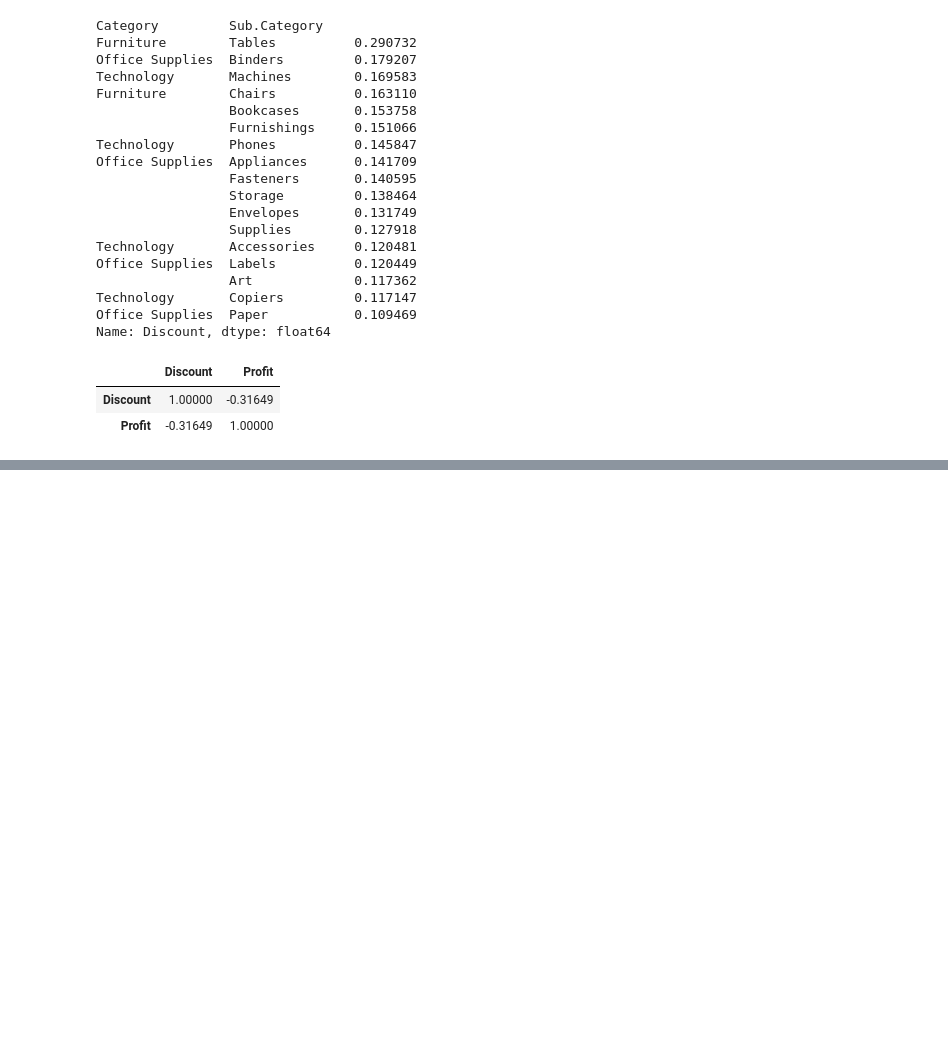
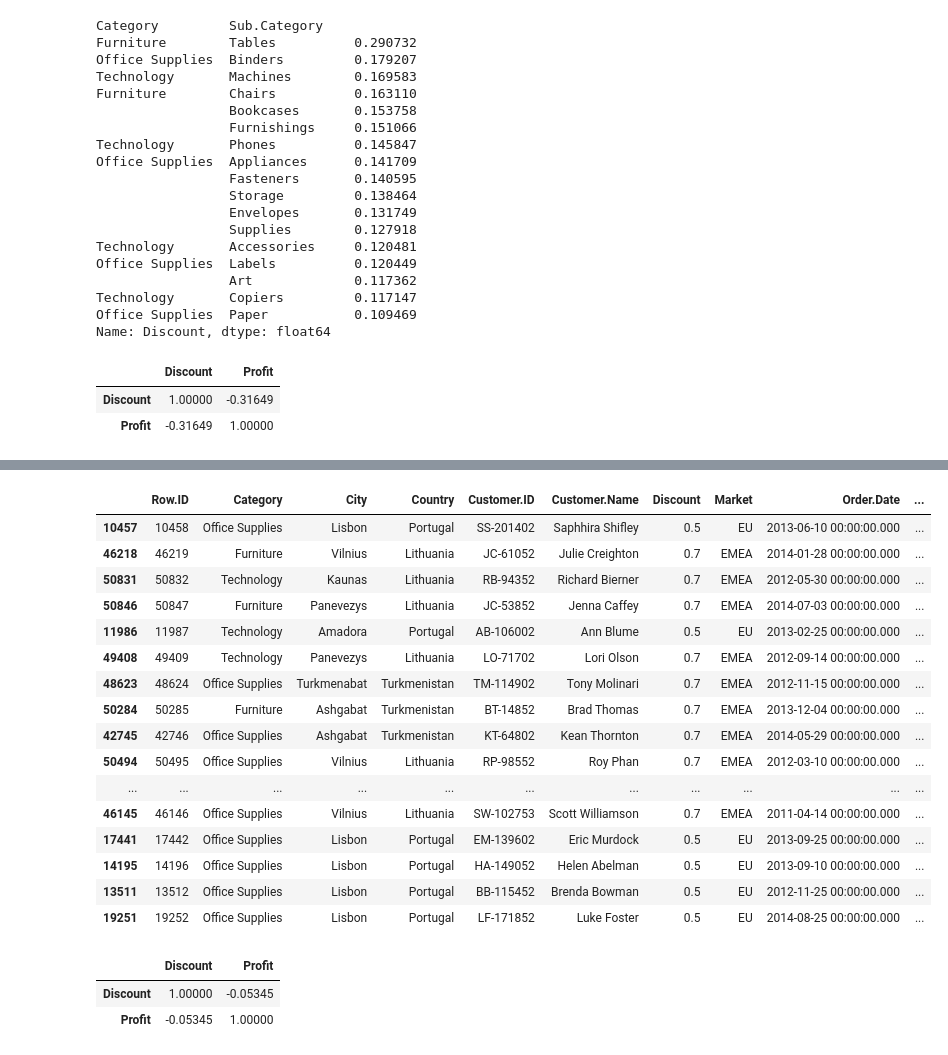
Before and after one commit to Nurikosso/Data_Analysis, a Jupyter notebook: NoteBooks/02_analysing.ipynb, the cells around one changed output, grey strips where cells are left out. Drawn from its saved outputs; the diff is of its cells as text; code cells hidden in the pictures; blank space fills up the shorter version.

```diff
--- a/NoteBooks/02_analysing.ipynb
+++ b/NoteBooks/02_analysing.ipynb
@@ -10,6 +12,7 @@ import pandas as pd
 # В данном коде указываю, что необходимо показать мне все столбцы
 
 pd.set_option('display.max_columns', None)
+pd.set_option('Display.max_rows', 1000)
 # %%
 df = pd.read_csv(r"C:\Users\nurik\Desktop\курс Python\Global Superstore Data\Data_Analysis\NoteBooks\Cleaned_data.csv")
 df
@@ -211,0 +346,35 @@ corr
+# %%
+# При более детальном изучении тройки худших стран по прибыльности видно, что
+# дело может быть в скидках, которые они получают при покупках
+
+filt_lit = df[df['Country'].isin(['Lithuania', 'Turkmenistan', 'Portugal'])]
+filt_lit.sort_values(by='Profit', ascending=True)
+# %% [output]
+|  | Row.ID | Category | City | Country | Customer.ID | Customer.Name | Discount | Market | Order.Date | ... |
+| 10457 | 10458 | Office Supplies | Lisbon | Portugal | SS-201402 | Saphhira Shifley | 0.5 | EU | 2013-06-10 00:00:00.000 | ... |
+| 46218 | 46219 | Furniture | Vilnius | Lithuania | JC-61052 | Julie Creighton | 0.7 | EMEA | 2014-01-28 00:00:00.000 | ... |
+| 50831 | 50832 | Technology | Kaunas | Lithuania | RB-94352 | Richard Bierner | 0.7 | EMEA | 2012-05-30 00:00:00.000 | ... |
+| 50846 | 50847 | Furniture | Panevezys | Lithuania | JC-53852 | Jenna Caffey | 0.7 | EMEA | 2014-07-03 00:00:00.000 | ... |
+| 11986 | 11987 | Technology | Amadora | Portugal | AB-106002 | Ann Blume | 0.5 | EU | 2013-02-25 00:00:00.000 | ... |
+| 49408 | 49409 | Technology | Panevezys | Lithuania | LO-71702 | Lori Olson | 0.7 | EMEA | 2012-09-14 00:00:00.000 | ... |
+| 48623 | 48624 | Office Supplies | Turkmenabat | Turkmenistan | TM-114902 | Tony Molinari | 0.7 | EMEA | 2012-11-15 00:00:00.000 | ... |
+| 50284 | 50285 | Furniture | Ashgabat | Turkmenistan | BT-14852 | Brad Thomas | 0.7 | EMEA | 2013-12-04 00:00:00.000 | ... |
+| 42745 | 42746 | Office Supplies | Ashgabat | Turkmenistan | KT-64802 | Kean Thornton | 0.7 | EMEA | 2014-05-29 00:00:00.000 | ... |
+| 50494 | 50495 | Office Supplies | Vilnius | Lithuania | RP-98552 | Roy Phan | 0.7 | EMEA | 2012-03-10 00:00:00.000 | ... |
+| ... | ... | ... | ... | ... | ... | ... | ... | ... | ... | ... |
+| 46145 | 46146 | Office Supplies | Vilnius | Lithuania | SW-102753 | Scott Williamson | 0.7 | EMEA | 2011-04-14 00:00:00.000 | ... |
+| 17441 | 17442 | Office Supplies | Lisbon | Portugal | EM-139602 | Eric Murdock | 0.5 | EU | 2013-09-25 00:00:00.000 | ... |
+| 14195 | 14196 | Office Supplies | Lisbon | Portugal | HA-149052 | Helen Abelman | 0.5 | EU | 2013-09-10 00:00:00.000 | ... |
+| 13511 | 13512 | Office Supplies | Lisbon | Portugal | BB-115452 | Brenda Bowman | 0.5 | EU | 2012-11-25 00:00:00.000 | ... |
+| 19251 | 19252 | Office Supplies | Lisbon | Portugal | LF-171852 | Luke Foster | 0.5 | EU | 2014-08-25 00:00:00.000 | ... |
+# %%
+# Данный вывод показывает слабо выраженную зависимость между скидками
+# и профитом. Это указывает, что отрицательный профит может внизкнуть вследсвтии
+# других причин. Возможно, из-за стоимости доставки, или структуры рынка данных
+# стран (Налоговая пошлина, например)
+
+filt_lit[['Discount', 'Profit']].corr()
+# %% [output]
+|  | Discount | Profit |
+| Discount | 1.00000 | -0.05345 |
+| Profit | -0.05345 | 1.00000 |
```
Also changed, not shown: parts of 11 cells of this notebook.
